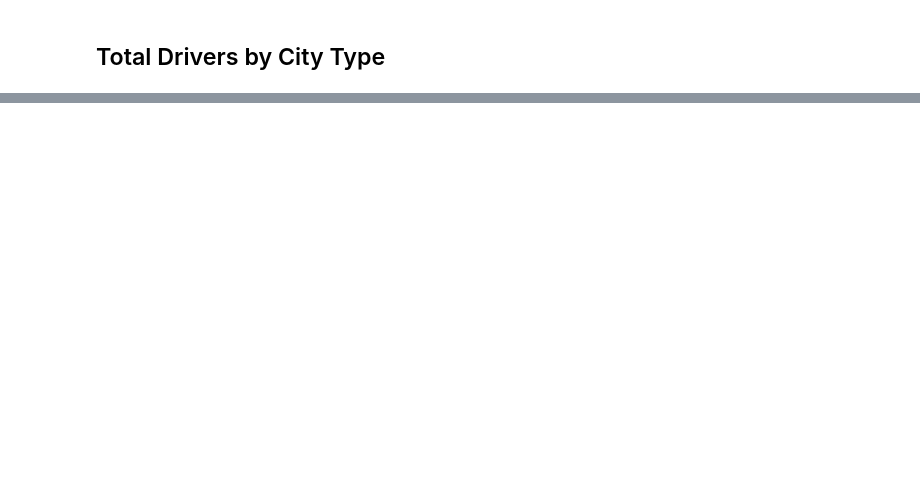
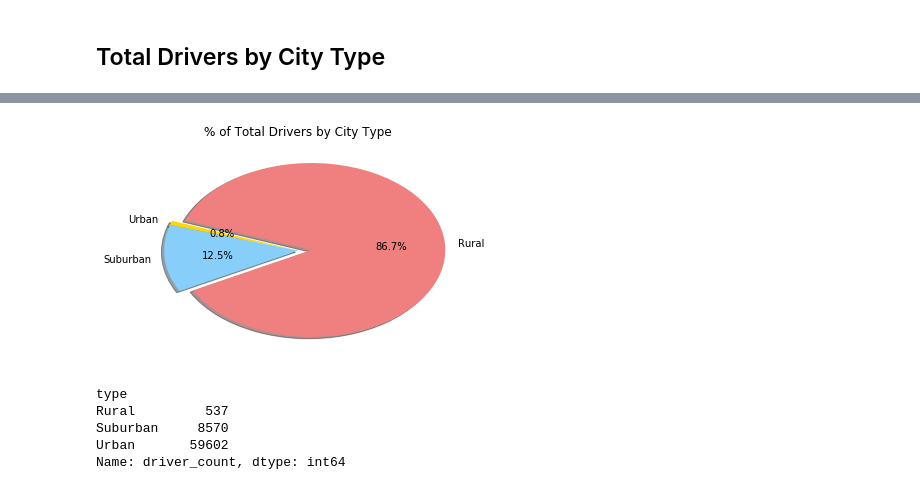
Before and after one commit to mnisha4git/Pyber, a Jupyter notebook: pyber.ipynb, the cells around one changed output, grey strips where cells are left out. Cells and saved outputs as stored; diff of their text form; code cells hidden in the pictures; blank space fills up the shorter version.

```diff
--- a/pyber.ipynb
+++ b/pyber.ipynb
@@ -152,0 +158,34 @@ plt.show()
+# %%
+# Calculate Driver Percents
+total_driver_cnt = city_ride_df["driver_count"].sum()
+
+driver_bycity=round(city_ride_df.groupby(["type"])["driver_count"].sum(),2)
+driver = [r for r in driver_bycity]
+
+city_type=city_ride_df["type"].unique()
+type = [c for c in city_type]
+
+# The colors of each section of the pie chart
+colors = ["gold", "lightskyblue", "lightcoral"]
+
+# Build Pie Chart
+explode = (0,0,0.1)
+plt.pie(driver,  labels=type, explode = explode,colors=colors,autopct="%1.1f%%", shadow=True, startangle=160)
+
+plt.title("% of Total Drivers by City Type")
+
+# Save Figure
+plt.savefig("drivers_bycityType.png")
+
+# Show Figure
+plt.show()
+# %% [output]
+[figure, added]
+# %%
+driver_bycity
+# %% [output]
+type
+Rural         537
+Suburban     8570
+Urban       59602
+Name: driver_count, dtype: int64
```
Also changed, not shown: parts of 12 cells of this notebook, 5 other files.
